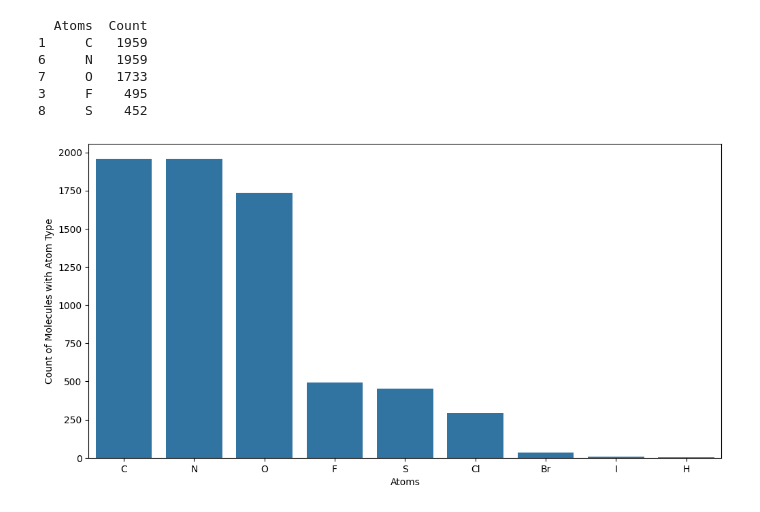
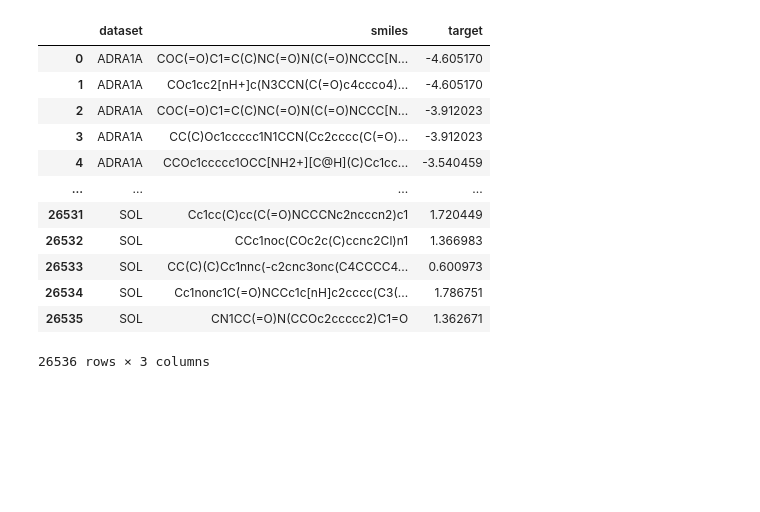
Before and after one commit to victosdur/ECTforMoleculeMachineLearningTask, a Jupyter notebook: Drafts.ipynb, the cells around one changed output. Saved outputs shown, nothing was run; the diff lists cells and outputs as text; code cells hidden in the pictures; blank space fills up the shorter version.

```diff
--- a/Drafts.ipynb
+++ b/Drafts.ipynb
@@ -160,29 +11,17 @@ Unique atoms in the dataset: ['Br' 'C' 'Cl' 'F' 'H' 'I' 'N' 'O' 'S']
-# %%
-dict_2 = {}
-for i in range(len(unique_atoms.tolist())):
-  count=0
-  for mol in mols:
-    all_atoms = set()
-    for atom in mol.GetAtoms():
-      a = atom.GetSymbol()
-      all_atoms.add(a)
-    if unique_atoms.tolist()[i] in all_atoms:
-      count+=1
-    dict_2[unique_atoms.tolist()[i]] = count
-
-
-df_freq_2 = pd.DataFrame(dict_2.items(), columns = ['Atoms', 'Count']).sort_values('Count', ascending=False)
-print(df_freq_2.head(5))
-
-plt.figure(figsize=(12,6))
-sns.barplot(df_freq_2, x = 'Atoms', y = 'Count')
-plt.ylabel('Count of Molecules with Atom Type')
-plt.show()
-# %% [output]
-  Atoms  Count
-1     C   1959
-6     N   1959
-7     O   1733
-3     F    495
-8     S    452
-[figure, removed]
+# %%
+dfDataset = pd.read_csv("data/datasetCSV/GeneralDataset.csv")
+dfDataset
+# %% [output]
+|  | dataset | smiles | target |
+| 0 | ADRA1A | COC(=O)C1=C(C)NC(=O)N(C(=O)NCCC[N... | -4.605170 |
+| 1 | ADRA1A | COc1cc2[nH+]c(N3CCN(C(=O)c4ccco4)... | -4.605170 |
+| 2 | ADRA1A | COC(=O)C1=C(C)NC(=O)N(C(=O)NCCC[N... | -3.912023 |
+| 3 | ADRA1A | CC(C)Oc1ccccc1N1CCN(Cc2cccc(C(=O)... | -3.912023 |
+| 4 | ADRA1A | CCOc1ccccc1OCC[NH2+][C@H](C)Cc1cc... | -3.540459 |
+| ... | ... | ... | ... |
+| 26531 | SOL | Cc1cc(C)cc(C(=O)NCCCNc2ncccn2)c1 | 1.720449 |
+| 26532 | SOL | CCc1noc(COc2c(C)ccnc2Cl)n1 | 1.366983 |
+| 26533 | SOL | CC(C)(C)Cc1nnc(-c2cnc3onc(C4CCCC4... | 0.600973 |
+| 26534 | SOL | Cc1nonc1C(=O)NCCc1c[nH]c2cccc(C3(... | 1.786751 |
+| 26535 | SOL | CN1CC(=O)N(CCOc2ccccc2)C1=O | 1.362671 |
+26536 rows × 3 columns
```
Also changed, not shown: parts of 19 cells of this notebook, 37 other files.
